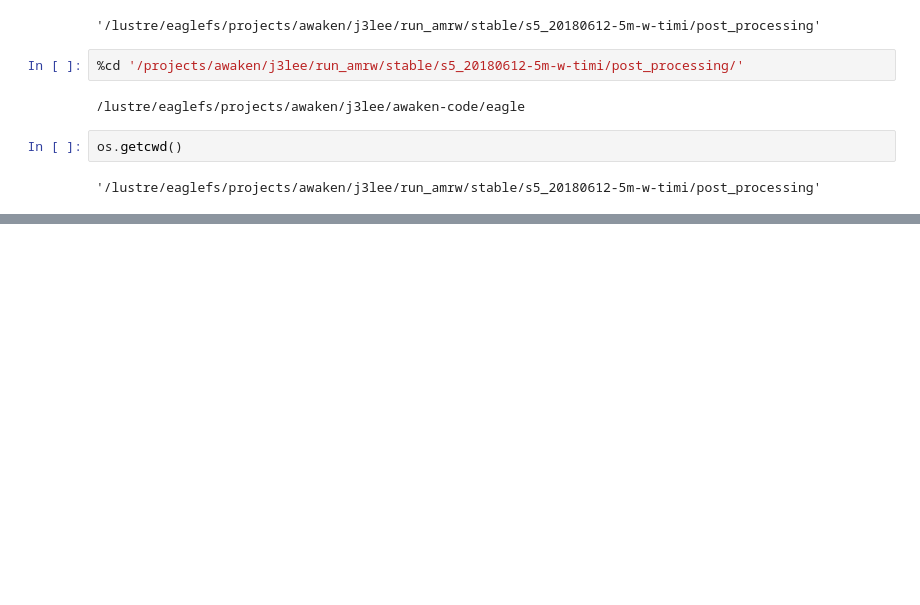
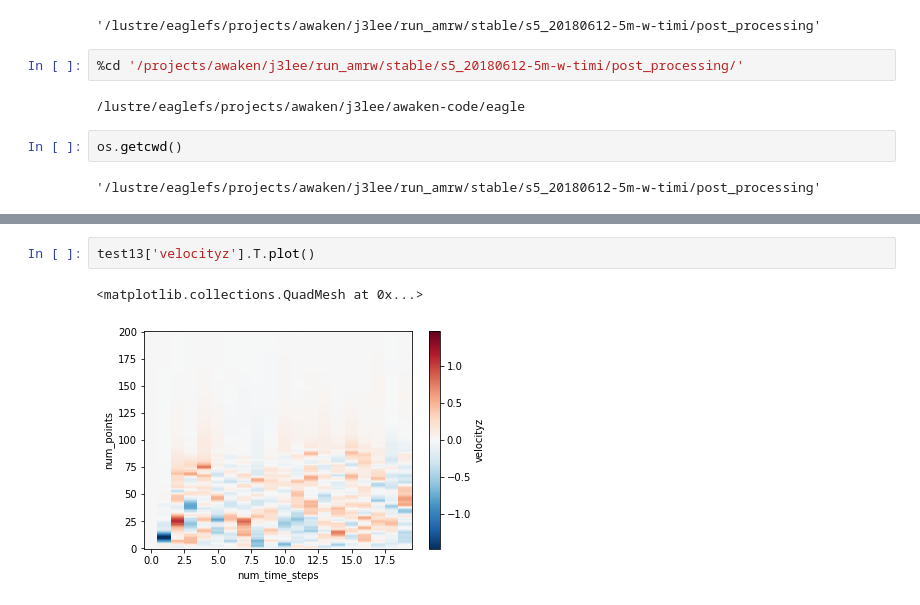
Before and after one commit to joejoeyjoseph/awaken-code, a Jupyter notebook: eagle/04_tower.ipynb, the cells around one changed output, grey strips where cells are left out. Drawn from its saved outputs; the diff is of its cells as text; blank space fills up the shorter version.

```diff
--- a/eagle/04_tower.ipynb
+++ b/eagle/04_tower.ipynb
@@ -534,0 +616,5 @@ os.getcwd()
+# %%
+test13['velocityz'].T.plot()
+# %% [output]
+<matplotlib.collections.QuadMesh at 0x...>
+[figure, added]
```
Also changed, not shown: parts of 11 cells of this notebook.
